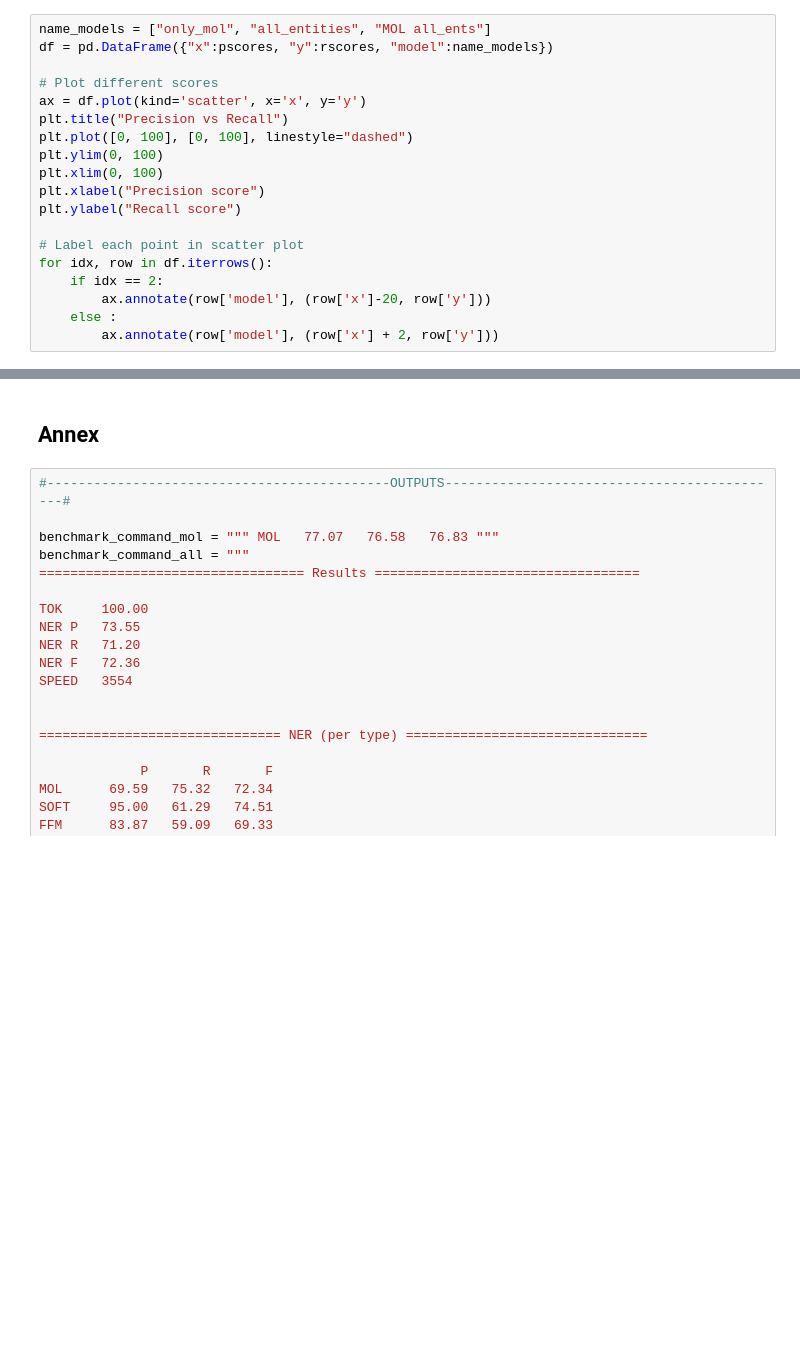
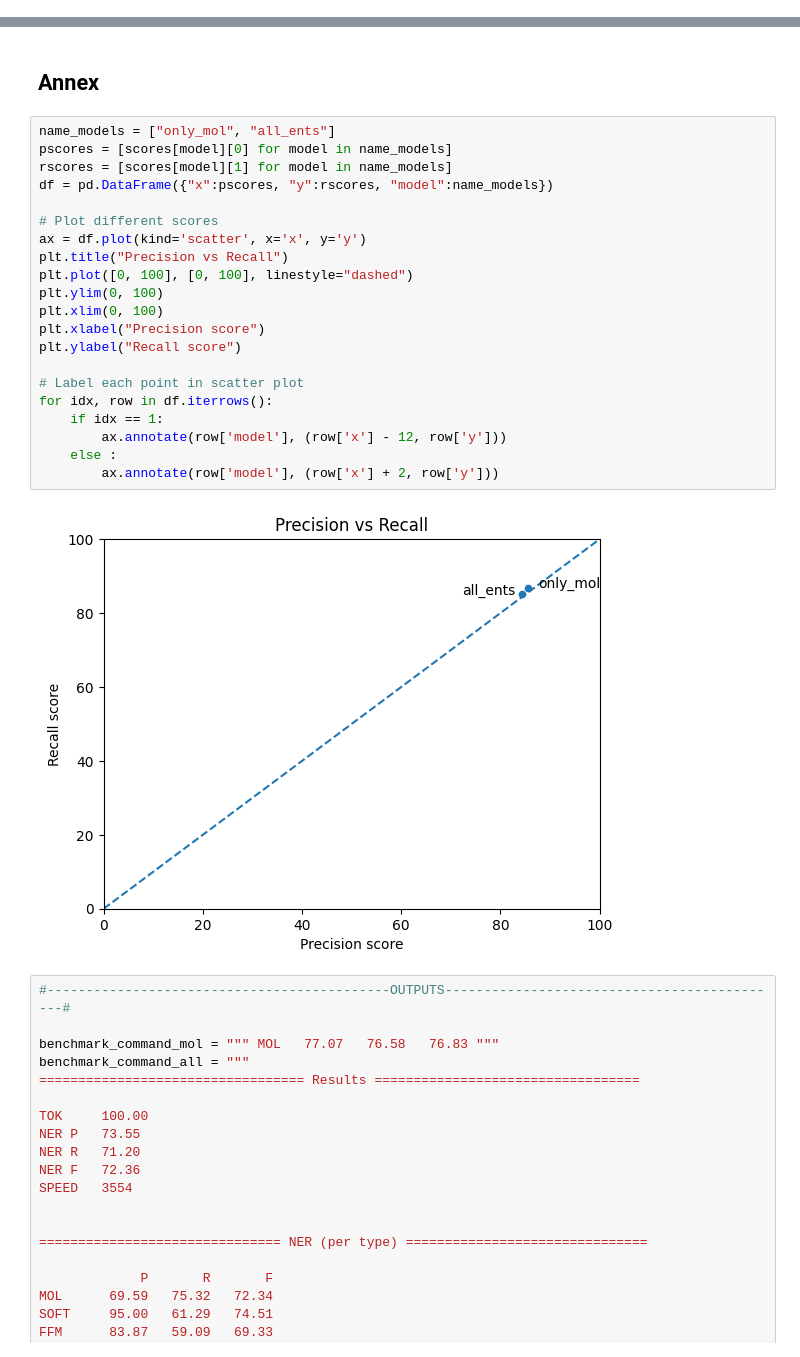
Before and after one commit to pierrepo/mdner, a Jupyter notebook: notebooks/evaluate_mdner.ipynb, the cells around one changed output, grey strips where cells are left out. Drawn from its saved outputs; the diff is of its cells as text; blank space fills up the shorter version.

```diff
--- a/notebooks/evaluate_mdner.ipynb
+++ b/notebooks/evaluate_mdner.ipynb
@@ -265,19 +173,0 @@ for i, parms in enumerate(parameters):
-# %%
-name_models = ["only_mol", "all_entities", "MOL all_ents"]
-df = pd.DataFrame({"x":pscores, "y":rscores, "model":name_models})
-
-# Plot different scores
-ax = df.plot(kind='scatter', x='x', y='y')
-plt.title("Precision vs Recall")
-plt.plot([0, 100], [0, 100], linestyle="dashed")
-plt.ylim(0, 100)
-plt.xlim(0, 100)
-plt.xlabel("Precision score")
-plt.ylabel("Recall score")
-
-# Label each point in scatter plot
-for idx, row in df.iterrows():
-    if idx == 2:
-        ax.annotate(row['model'], (row['x']-20, row['y']))
-    else :
-        ax.annotate(row['model'], (row['x'] + 2, row['y']))
@@ -351,5 +243,28 @@ ANNOTATED:  [('100ns', 1302, 1307, 'STIME'), ('5 μs', 555, 559, 'STIME'), ('200
 # %% [markdown]
 ## Annex
+# %%
+name_models = ["only_mol", "all_ents"]
+pscores = [scores[model][0] for model in name_models]
+rscores = [scores[model][1] for model in name_models]
+df = pd.DataFrame({"x":pscores, "y":rscores, "model":name_models})
+
+# Plot different scores
+ax = df.plot(kind='scatter', x='x', y='y')
+plt.title("Precision vs Recall")
+plt.plot([0, 100], [0, 100], linestyle="dashed")
+plt.ylim(0, 100)
+plt.xlim(0, 100)
+plt.xlabel("Precision score")
+plt.ylabel("Recall score")
+
+# Label each point in scatter plot
+for idx, row in df.iterrows():
+    if idx == 1:
+        ax.annotate(row['model'], (row['x'] - 12, row['y']))
+    else :
+        ax.annotate(row['model'], (row['x'] + 2, row['y']))
+# %% [output]
+[figure, added]
 # %%
 #--------------------------------------------OUTPUTS--------------------------------------------#
 
```
Also changed, not shown: parts of 15 cells of this notebook, 1 other file.
